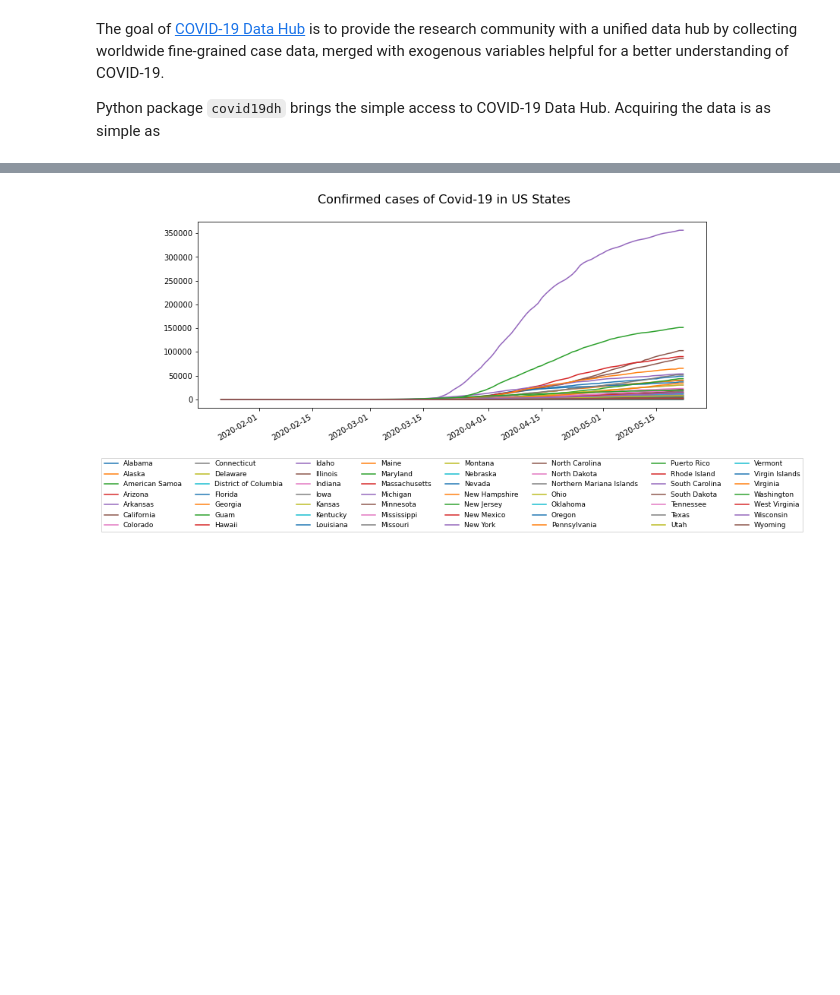
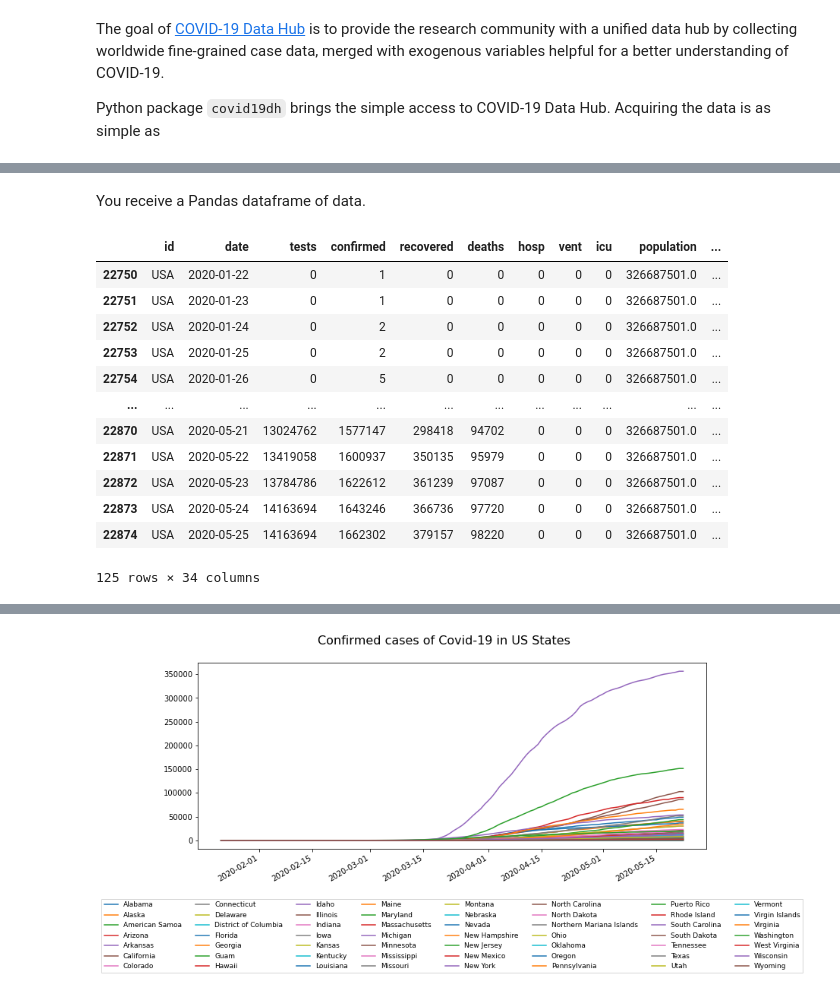
Before and after one commit to covid19datahub/Python, a Jupyter notebook: doc/presentation.ipynb, the cells around one changed output, grey strips where cells are left out. Cells and saved outputs as stored; diff of their text form; code cells hidden in the pictures; blank space fills up the shorter version.

```diff
--- a/doc/presentation.ipynb
+++ b/doc/presentation.ipynb
@@ -35,3 +61,21 @@ matplotlib.rc('figure', figsize=(12, 5))
+# %% [markdown]
+You receive a Pandas dataframe of data.
+# %%
+usa1
+# %% [output]
+|  | id | date | tests | confirmed | recovered | deaths | hosp | vent | icu | population | ... |
+| 22750 | USA | 2020-01-22 | 0 | 1 | 0 | 0 | 0 | 0 | 0 | 326687501.0 | ... |
+| 22751 | USA | 2020-01-23 | 0 | 1 | 0 | 0 | 0 | 0 | 0 | 326687501.0 | ... |
+| 22752 | USA | 2020-01-24 | 0 | 2 | 0 | 0 | 0 | 0 | 0 | 326687501.0 | ... |
+| 22753 | USA | 2020-01-25 | 0 | 2 | 0 | 0 | 0 | 0 | 0 | 326687501.0 | ... |
+| 22754 | USA | 2020-01-26 | 0 | 5 | 0 | 0 | 0 | 0 | 0 | 326687501.0 | ... |
+| ... | ... | ... | ... | ... | ... | ... | ... | ... | ... | ... | ... |
+| 22870 | USA | 2020-05-21 | 13024762 | 1577147 | 298418 | 94702 | 0 | 0 | 0 | 326687501.0 | ... |
+| 22871 | USA | 2020-05-22 | 13419058 | 1600937 | 350135 | 95979 | 0 | 0 | 0 | 326687501.0 | ... |
+| 22872 | USA | 2020-05-23 | 13784786 | 1622612 | 361239 | 97087 | 0 | 0 | 0 | 326687501.0 | ... |
+| 22873 | USA | 2020-05-24 | 14163694 | 1643246 | 366736 | 97720 | 0 | 0 | 0 | 326687501.0 | ... |
+| 22874 | USA | 2020-05-25 | 14163694 | 1662302 | 379157 | 98220 | 0 | 0 | 0 | 326687501.0 | ... |
+125 rows × 34 columns
 # %%
 # plot confirmed
 plt.plot(usa1["date"], usa1["confirmed"], "r")
```
Also changed, not shown: parts of 23 cells of this notebook.
